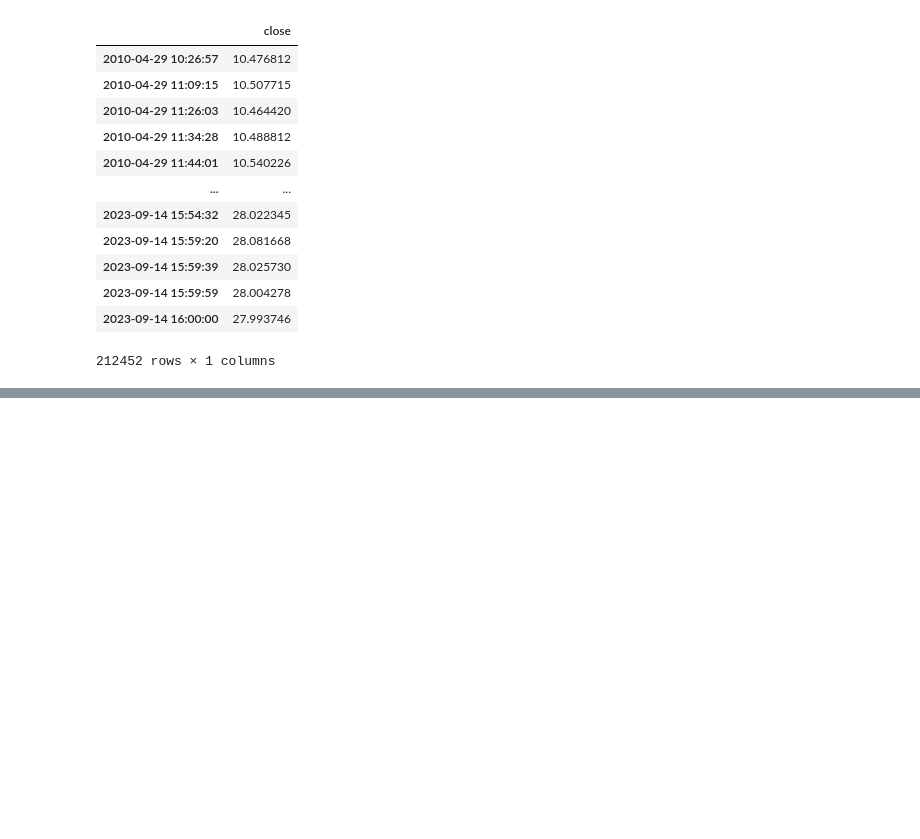
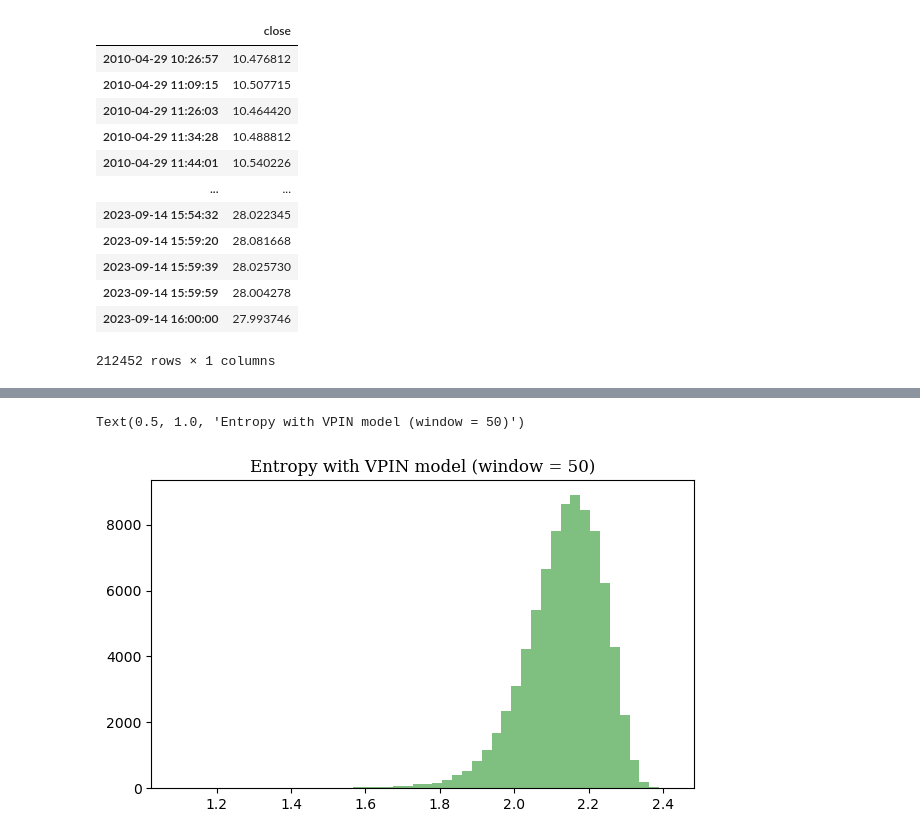
Before and after one commit to Tommylee1013/FinancialMachineLearning, a Jupyter notebook: Notes/Features/Entropy.ipynb, the cells around one changed output, grey strips where cells are left out. Saved outputs shown, nothing was run; the diff lists cells and outputs as text; code cells hidden in the pictures; blank space fills up the shorter version.

```diff
--- a/Notes/Features/Entropy.ipynb
+++ b/Notes/Features/Entropy.ipynb
@@ -63,0 +154,7 @@ TypeError: ContinuousEntropy() takes no arguments
+# %%
+plt.figure(figsize = (7,4))
+plt.hist(etp, bins = 50, color = 'g', alpha = 0.5)
+plt.title('Entropy with VPIN model (window = 50)', fontsize = 12, fontfamily = 'Serif')
+# %% [output]
+Text(0.5, 1.0, 'Entropy with VPIN model (window = 50)')
+[figure, added]
```
Also changed, not shown: parts of 14 cells of this notebook, 8 other files.
